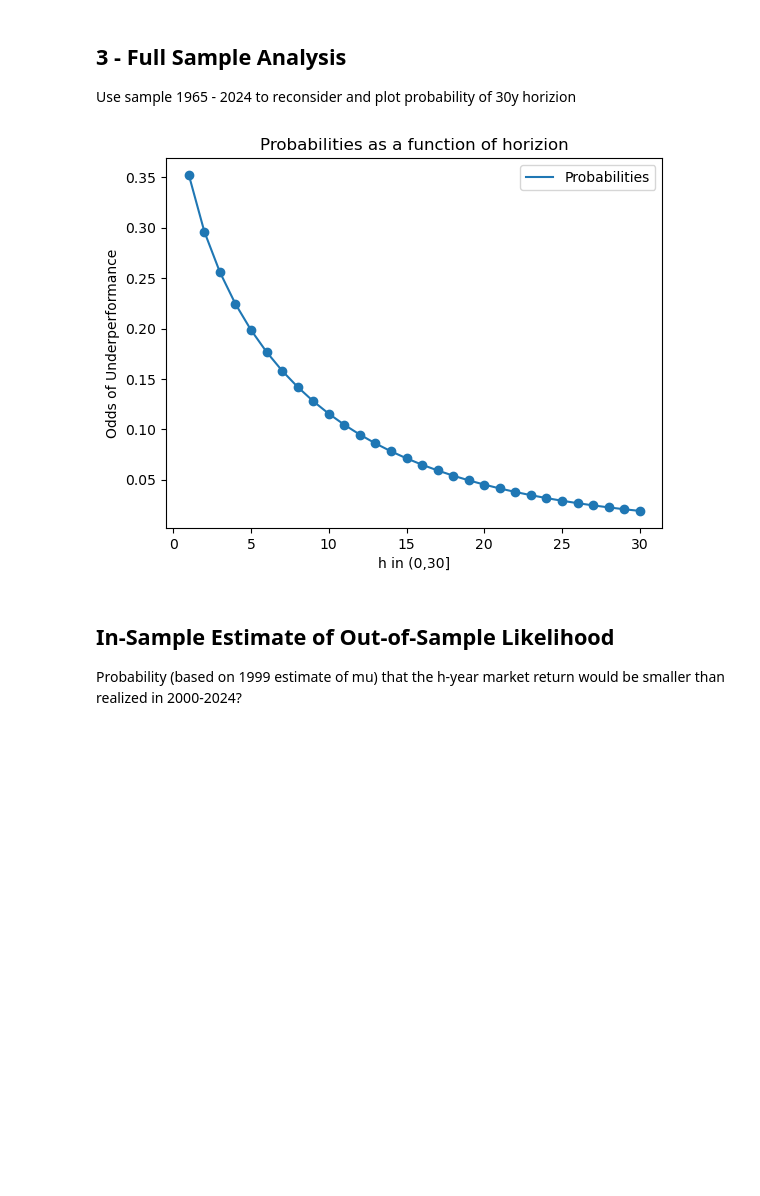
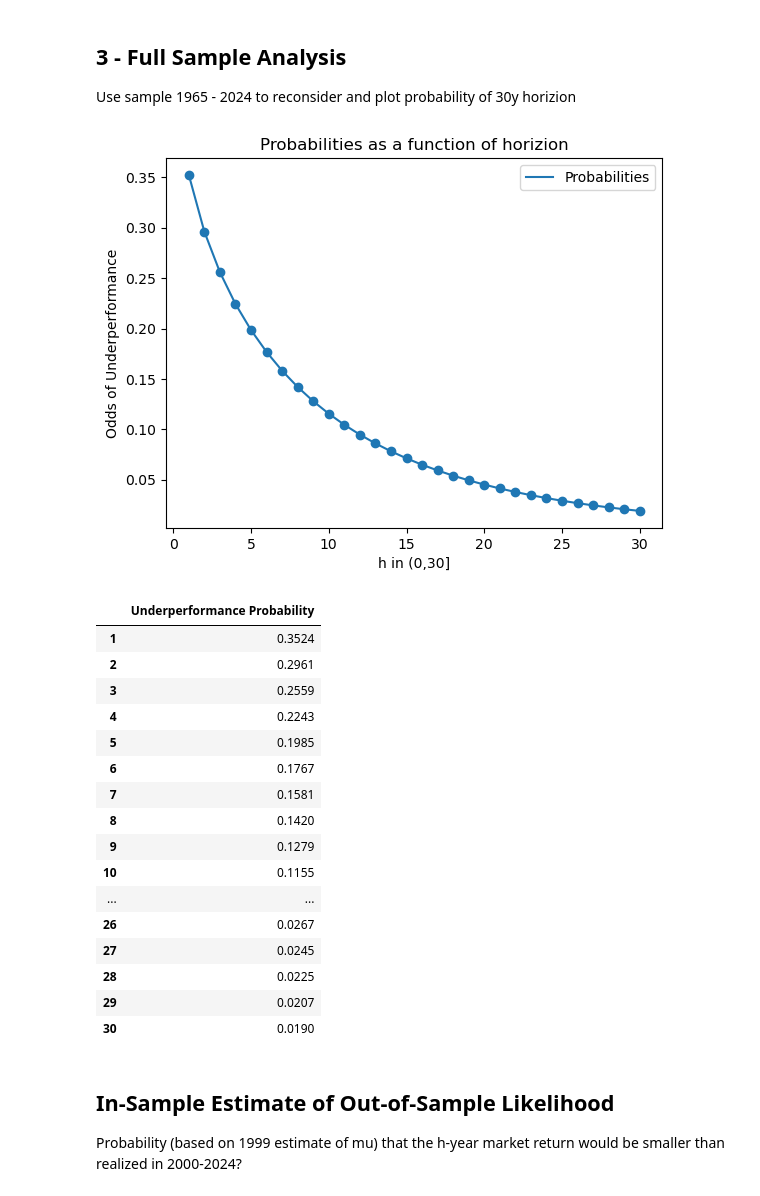
Before and after one commit to leenath001/Portfolio-Theory-HW, a Jupyter notebook: homework3/barnstable-case.ipynb, the cells around one changed output. Drawn from its saved outputs; the diff is of its cells as text; code cells hidden in the pictures; blank space fills up the shorter version.

```diff
--- a/homework3/barnstable-case.ipynb
+++ b/homework3/barnstable-case.ipynb
@@ -114,24 +137,46 @@ Use sample 1965 - 2024 to reconsider and plot probability of 30y horizion
 # %%
 stats, frame = ret_calc(data_65_24)
 sharpe_2 = stats[5]/stats[11]
 
 # Solving for probabilities & plotting
 probs2 = []
 
 for i in range(1,31):
     p = calc_underperf_p(sharpe_2,i)
     probs2.append(p)
 
 plt.figure(2)
 plt.plot([i for i in range(1,31)],probs2, label = 'Probabilities')
 plt.scatter([i for i in range(1,31)],probs2)
 plt.legend()
 plt.xlabel('h in (0,30]')
 plt.ylabel('Odds of Underperformance')
 plt.title('Probabilities as a function of horizion')
 plt.show()
+
+results = pd.DataFrame()
+results['Underperformance Probability'] = probs2
+results.index = [i for i in range(1,31)]
+display(results.round(4))
 # %% [output]
 [figure]
+|  | Underperformance Probability |
+| 1 | 0.3524 |
+| 2 | 0.2961 |
+| 3 | 0.2559 |
+| 4 | 0.2243 |
+| 5 | 0.1985 |
+| 6 | 0.1767 |
+| 7 | 0.1581 |
+| 8 | 0.1420 |
+| 9 | 0.1279 |
+| 10 | 0.1155 |
+| ... | ... |
+| 26 | 0.0267 |
+| 27 | 0.0245 |
+| 28 | 0.0225 |
+| 29 | 0.0207 |
+| 30 | 0.0190 |
 # %% [markdown]
 ## In-Sample Estimate of Out-of-Sample Likelihood
 Probability (based on 1999 estimate of mu) that the h-year market return would be smaller than realized in 2000-2024?
```
Also changed, not shown: parts of 3 cells of this notebook.
